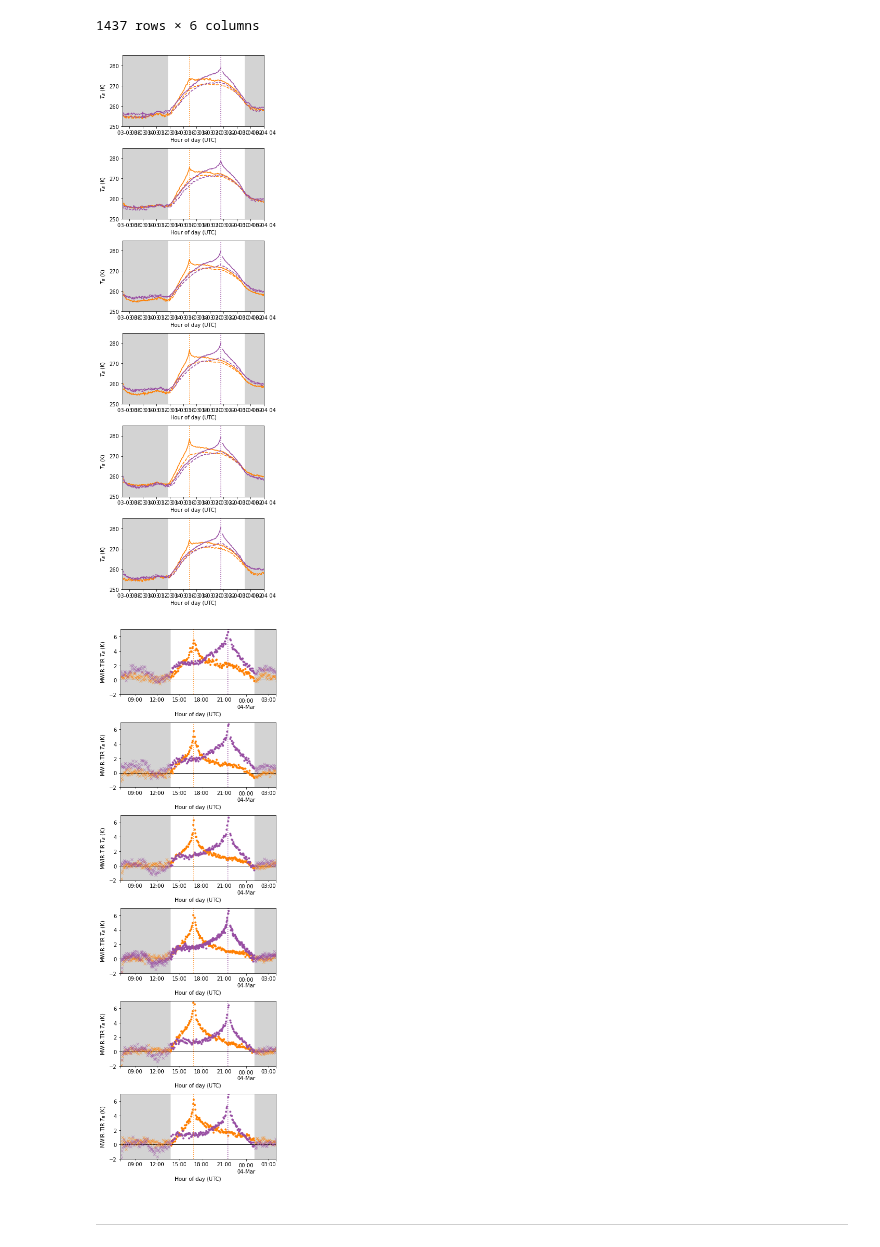
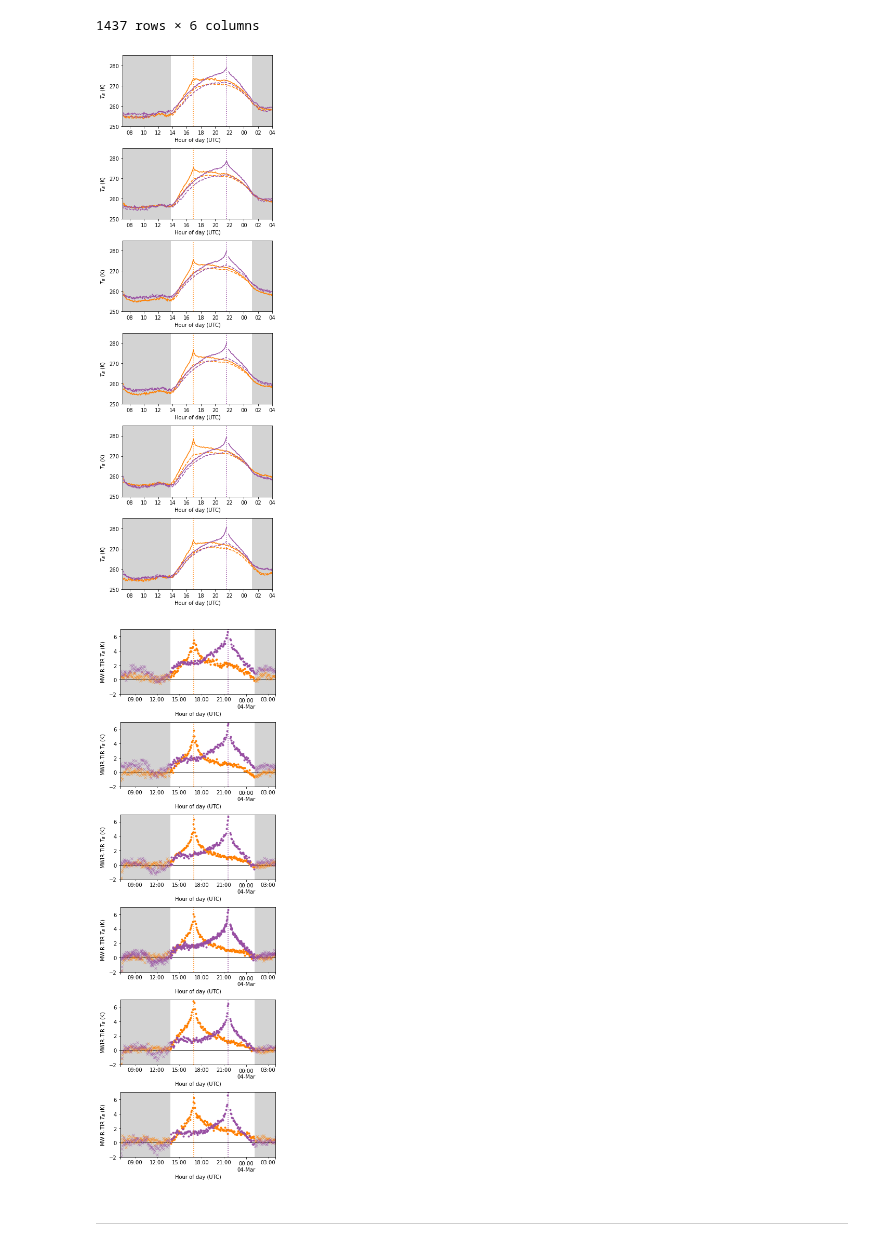
Before and after one commit to spestana/snowex2020, a Jupyter notebook: midwaveIR/mwir-mar2020.ipynb, the cells around one changed output. Cells and saved outputs as stored; diff of their text form; code cells hidden in the pictures.

```diff
--- a/midwaveIR/mwir-mar2020.ipynb
+++ b/midwaveIR/mwir-mar2020.ipynb
@@ -254,35 +254,37 @@ pixelD_g17_rad.b13_tb_2km.plot(ax=axD, color='#984ea3', linestyle='--')
 pixelD_g17_rad.b7_tb_2km.plot(ax=axD, color='#984ea3', linestyle='-')
 
 ### Pixel E
 
 # GOES-16
 pixelE_g16_rad.b13_tb_2km.plot(ax=axE, color='#ff7f00', linestyle='--')
 pixelE_g16_rad.b7_tb_2km.plot(ax=axE, color='#ff7f00', linestyle='-')
 
 # GOES-17
 pixelE_g17_rad.b13_tb_2km.plot(ax=axE, color='#984ea3', linestyle='--')
 pixelE_g17_rad.b7_tb_2km.plot(ax=axE, color='#984ea3', linestyle='-')
 
 # formatting
 for this_ax in axs.ravel():
     # draw lines for times of minimum phase angles
     this_ax.axvline(pd.Timestamp('2020-03-03 16:56:00'), c='#ff7f00', linestyle=':') # time of GOES-East minimum phase angle (~8 deg)
     this_ax.axvline(pd.Timestamp('2020-03-03 21:34:00'), c='#984ea3', linestyle=':') # time of GOES-West minimum phase angle (~8 deg)
     # draw bands for nighttime (sunrise, sunset at 7:10 5:46 local time)
     this_ax.fill_between([sunset1, sunrise1], 0, 1000, color='lightgray', zorder=-999)
     this_ax.fill_between([sunset2, sunrise2], 0, 1000, color='lightgray', zorder=-999)
     this_ax.set_xlim(pd.Timestamp(startdate), pd.Timestamp(enddate))
     this_ax.set_ylim(250,285)
     this_ax.set_ylabel('$T_B$ (K)')
     this_ax.set_xlabel('Hour of day (UTC)')
     ## Text in the x-axis will be displayed in 'YYYY-mm' format.
-    #this_ax.xaxis.set_major_formatter(mdates.DateFormatter('%H'))
+    this_ax.xaxis.set_major_formatter(mdates.DateFormatter('%H'))
     # Rotates and right-aligns the x labels so they don't crowd each other.
     for label in this_ax.get_xticklabels(which='major'):
         label.set(rotation=0, horizontalalignment='center')
     #this_ax.legend(loc='lower left')
+
+plt.savefig('mwir_tbtimeseries_mar2020.svg')
 # %% [output]
-[figure, old version]
+[figure, new version]
 # %%
 def mwir_tir_diff_plot(ax, df_rad,
                        startdate, enddate, sunrise1, sunset1, sunrise2, sunset2,
@@ -354,8 +356,10 @@ for this_ax in axs.ravel():
     for label in this_ax.get_xticklabels(which='major'):
         label.set(rotation=0, horizontalalignment='center')
     #this_ax.legend(loc='lower right')
+
+plt.savefig('mwir_deltatb_mar2020.svg')
 # %% [output]
-[figure, old version]
+[figure, new version]
 # %%
 #g16_range_diff = []
 #g16_mean_diff = []
```
Also changed, not shown: parts of 6 cells of this notebook.
